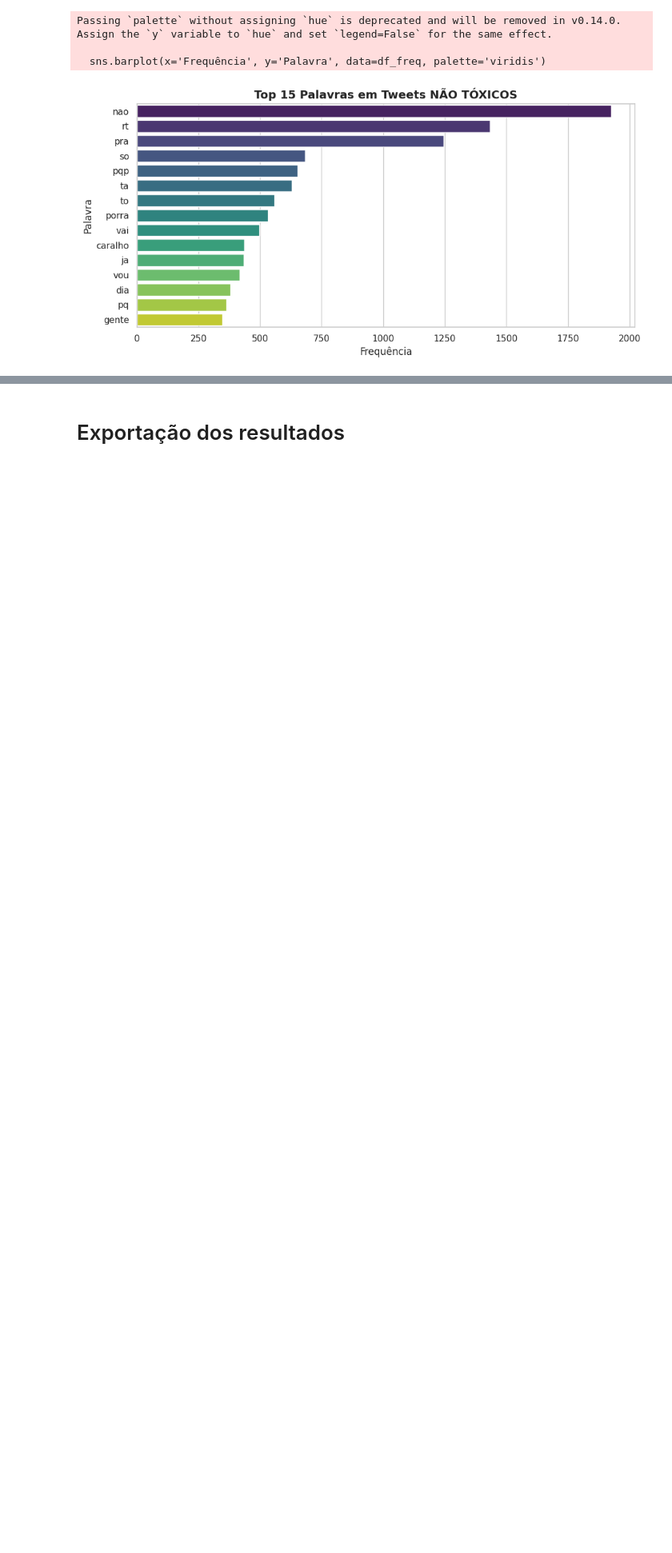
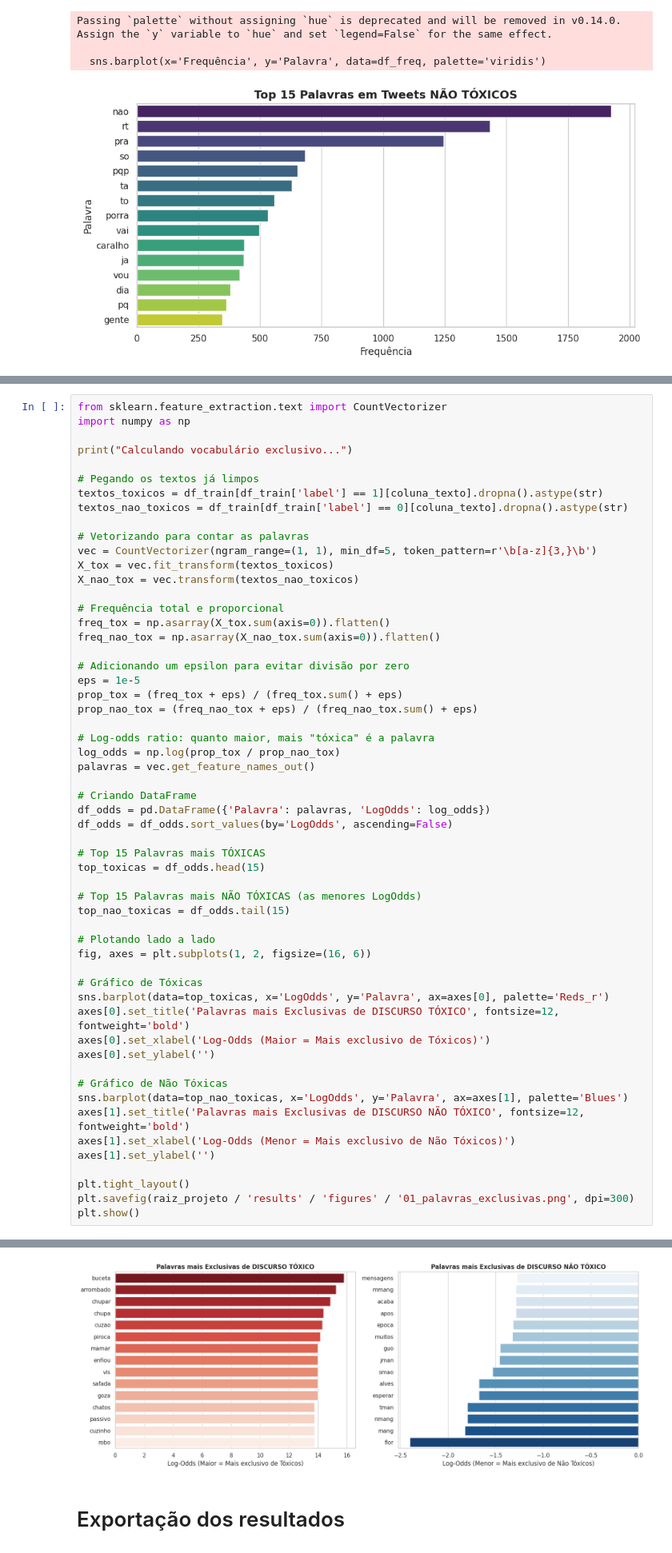
Before and after one commit to elianisaac/Classifica-o-de-Discurso-T-xico-em-Redes-Sociais, a Jupyter notebook: notebooks/01_exploracao.ipynb, the cells around one changed output, grey strips where cells are left out. Shown at 80% size. Saved outputs shown, nothing was run; the diff lists cells and outputs as text; blank space fills up the shorter version.

```diff
--- a/notebooks/01_exploracao.ipynb
+++ b/notebooks/01_exploracao.ipynb
@@ -224,0 +269,57 @@ Passing `palette` without assigning `hue` is deprecated and will be removed in v
+# %%
+from sklearn.feature_extraction.text import CountVectorizer
+import numpy as np
+
+print("Calculando vocabulário exclusivo...")
+
+# Pegando os textos já limpos
+textos_toxicos = df_train[df_train['label'] == 1][coluna_texto].dropna().astype(str)
+textos_nao_toxicos = df_train[df_train['label'] == 0][coluna_texto].dropna().astype(str)
+
+# Vetorizando para contar as palavras
+vec = CountVectorizer(ngram_range=(1, 1), min_df=5, token_pattern=r'\b[a-z]{3,}\b')
+X_tox = vec.fit_transform(textos_toxicos)
+X_nao_tox = vec.transform(textos_nao_toxicos)
+
+# Frequência total e proporcional
+freq_tox = np.asarray(X_tox.sum(axis=0)).flatten()
+freq_nao_tox = np.asarray(X_nao_tox.sum(axis=0)).flatten()
+
+# Adicionando um epsilon para evitar divisão por zero
+eps = 1e-5
+prop_tox = (freq_tox + eps) / (freq_tox.sum() + eps)
+prop_nao_tox = (freq_nao_tox + eps) / (freq_nao_tox.sum() + eps)
+
+# Log-odds ratio: quanto maior, mais "tóxica" é a palavra
+log_odds = np.log(prop_tox / prop_nao_tox)
+palavras = vec.get_feature_names_out()
+
+# Criando DataFrame
+df_odds = pd.DataFrame({'Palavra': palavras, 'LogOdds': log_odds})
+df_odds = df_odds.sort_values(by='LogOdds', ascending=False)
+
+# Top 15 Palavras mais TÓXICAS
+top_toxicas = df_odds.head(15)
+
+# Top 15 Palavras mais NÃO TÓXICAS (as menores LogOdds)
+top_nao_toxicas = df_odds.tail(15)
+
+# Plotando lado a lado
+fig, axes = plt.subplots(1, 2, figsize=(16, 6))
+
+# Gráfico de Tóxicas
+sns.barplot(data=top_toxicas, x='LogOdds', y='Palavra', ax=axes[0], palette='Reds_r')
+axes[0].set_title('Palavras mais Exclusivas de DISCURSO TÓXICO', fontsize=12, fontweight='bold')
+axes[0].set_xlabel('Log-Odds (Maior = Mais exclusivo de Tóxicos)')
+axes[0].set_ylabel('')
+
+# Gráfico de Não Tóxicas
+sns.barplot(data=top_nao_toxicas, x='LogOdds', y='Palavra', ax=axes[1], palette='Blues')
+axes[1].set_title('Palavras mais Exclusivas de DISCURSO NÃO TÓXICO', fontsize=12, fontweight='bold')
+axes[1].set_xlabel('Log-Odds (Menor = Mais exclusivo de Não Tóxicos)')
+axes[1].set_ylabel('')
+
+plt.tight_layout()
+plt.savefig(raiz_projeto / 'results' / 'figures' / '01_palavras_exclusivas.png', dpi=300)
+plt.show()
+# %% [output]
@@ -225,3 +334,4 @@ Passing `palette` without assigning `hue` is deprecated and will be removed in v
+[figure, added]
 # %% [markdown]
 # Exportação dos resultados
 # %%
```
Also changed, not shown: parts of 7 cells of this notebook, 7 other files.
